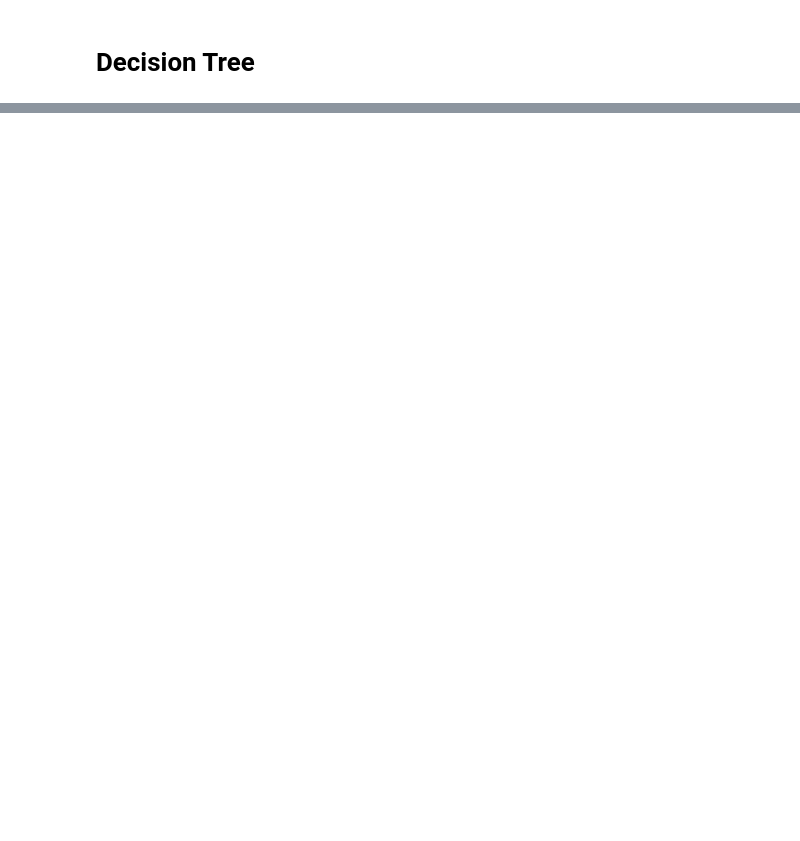
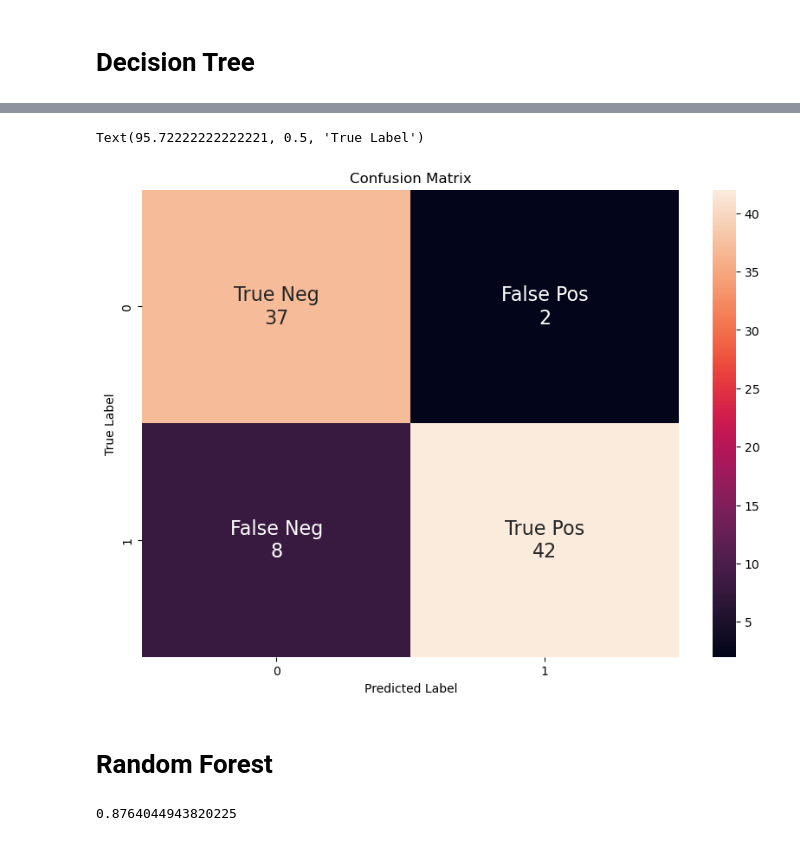
Before and after one commit to HarshRaut9945/Machine-Learning-Project, a Jupyter notebook: Job_Requirement/data.ipynb, the cells around one changed output, grey strips where cells are left out. Drawn from its saved outputs; the diff is of its cells as text; code cells hidden in the pictures; blank space fills up the shorter version.

```diff
--- a/Job_Requirement/data.ipynb
+++ b/Job_Requirement/data.ipynb
@@ -179,0 +226,31 @@ array([[34,  5],
+# %%
+# creating confusion matrix heatmap
+
+conf_mat = confusion_matrix(y_test, svm_Y_pred)
+fig = plt.figure(figsize=(10,7))
+group_names = ['True Neg','False Pos','False Neg','True Pos']
+group_counts = ["{0:0.0f}".format(value) for value in
+                conf_mat.flatten()]
+labels = [f"{v1}\n{v2}" for v1, v2 in zip(group_names,group_counts)]
+labels = np.asarray(labels).reshape(2,2)
+sns.heatmap(conf_mat, annot=labels, annot_kws={"size": 16}, fmt='')
+plt.title("Confusion Matrix")
+plt.xlabel("Predicted Label")
+plt.ylabel("True Label")
+# %% [output]
+Text(95.72222222222221, 0.5, 'True Label')
+[figure, added]
+# %% [markdown]
+# Random Forest
+# %%
+
+from sklearn.ensemble import RandomForestClassifier
+
+random_forest = RandomForestClassifier(n_estimators=1000)
+random_forest.fit(X_train, y_train)
+random_forest_Y_pred = random_forest.predict(X_test)
+random_forest.score(X_train, y_train)
+random_forest_accuracy = random_forest.score(X_test, y_test)
+random_forest_accuracy
+# %% [output]
+0.8764044943820225
```
Also changed, not shown: parts of 11 cells of this notebook.
